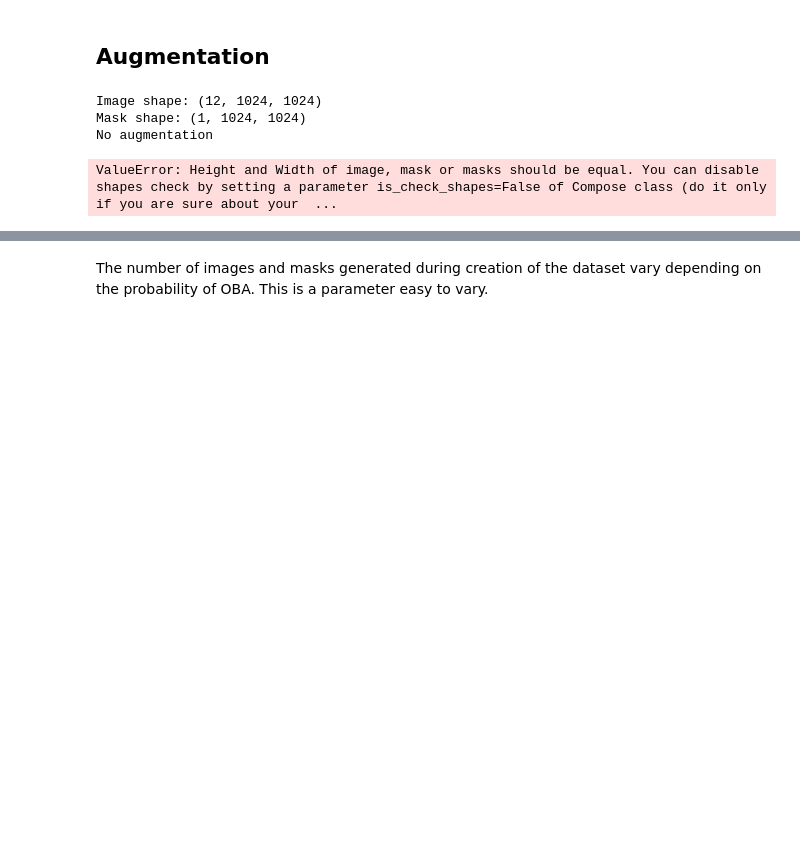
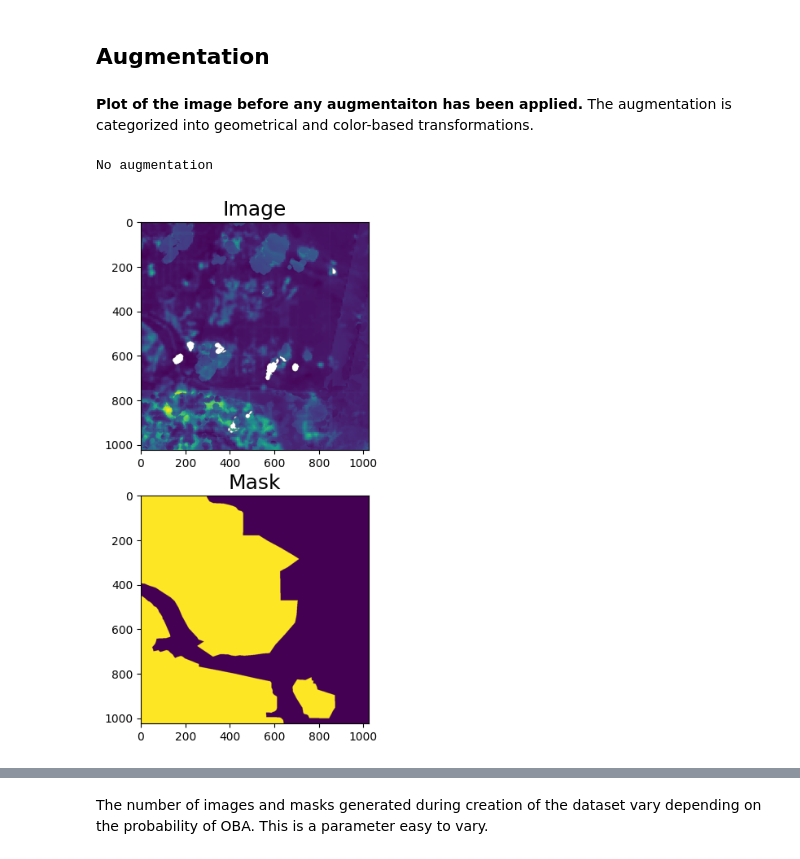
Before and after one commit to synneremmen/INF367A-Solafune, a Jupyter notebook: OBA/inspect_object_based_augmentation.ipynb, the cells around one changed output, grey strips where cells are left out. Saved outputs shown, nothing was run; the diff lists cells and outputs as text; code cells hidden in the pictures; blank space fills up the shorter version.

```diff
--- a/OBA/inspect_object_based_augmentation.ipynb
+++ b/OBA/inspect_object_based_augmentation.ipynb
@@ -39,24 +47,2 @@ Extracted 191 objects from 12 files.
 # %% [markdown]
 ## Augmentation
-# %%
-from OBA.augmentation import augment
-
-example_img = 'train_0.tif'
-image = generator.images[example_img]["image"]
-mask = generator.masks[example_img]["image"]
-print("Image shape:", image.shape)
-print("Mask shape:", mask.shape)
-print("No augmentation")
-augmented_image, augmented_mask = augment(image, mask, augm_prob=1, color_aug_prob=0, geometric_aug_prob=0)
-generator.visualize(augmented_image, augmented_mask)
-print("Color augmentation")
-augmented_image, augmented_mask = augment(image, mask, augm_prob=1, color_aug_prob=1, geometric_aug_prob=0)
-generator.visualize(augmented_image, augmented_mask)
-print("Geometric augmentation")
-augmented_image, augmented_mask = augment(image, mask, augm_prob=1, color_aug_prob=0, geometric_aug_prob=1)
-generator.visualize(augmented_image, augmented_mask)
-# %% [output]
-Image shape: (12, 1024, 1024)
-Mask shape: (1, 1024, 1024)
-No augmentation
-ValueError: Height and Width of image, mask or masks should be equal. You can disable shapes check by setting a parameter is_check_shapes=False of Compose class (do it only if you are sure about your  ...
@@ -62,0 +61,12 @@ ValueError: Height and Width of image, mask or masks should be equal. You can di
+# %% [markdown]
+**Plot of the image before any augmentaiton has been applied.** The augmentation is categorized into geometrical and color-based transformations.
+# %%
+print("No augmentation")
+generator.augm_prob=1
+generator.color_augm_prob=0
+generator.geometric_augm_prob=0
+augmented_image, augmented_mask = generator._augment_image_mask(image, mask) # this augments the image and mask (code in augmentation.py)
+generator.visualize(augmented_image[band], augmented_mask)
+# %% [output]
+No augmentation
+[figure, added]
```
Also changed, not shown: parts of 19 cells of this notebook, 2 other files.
